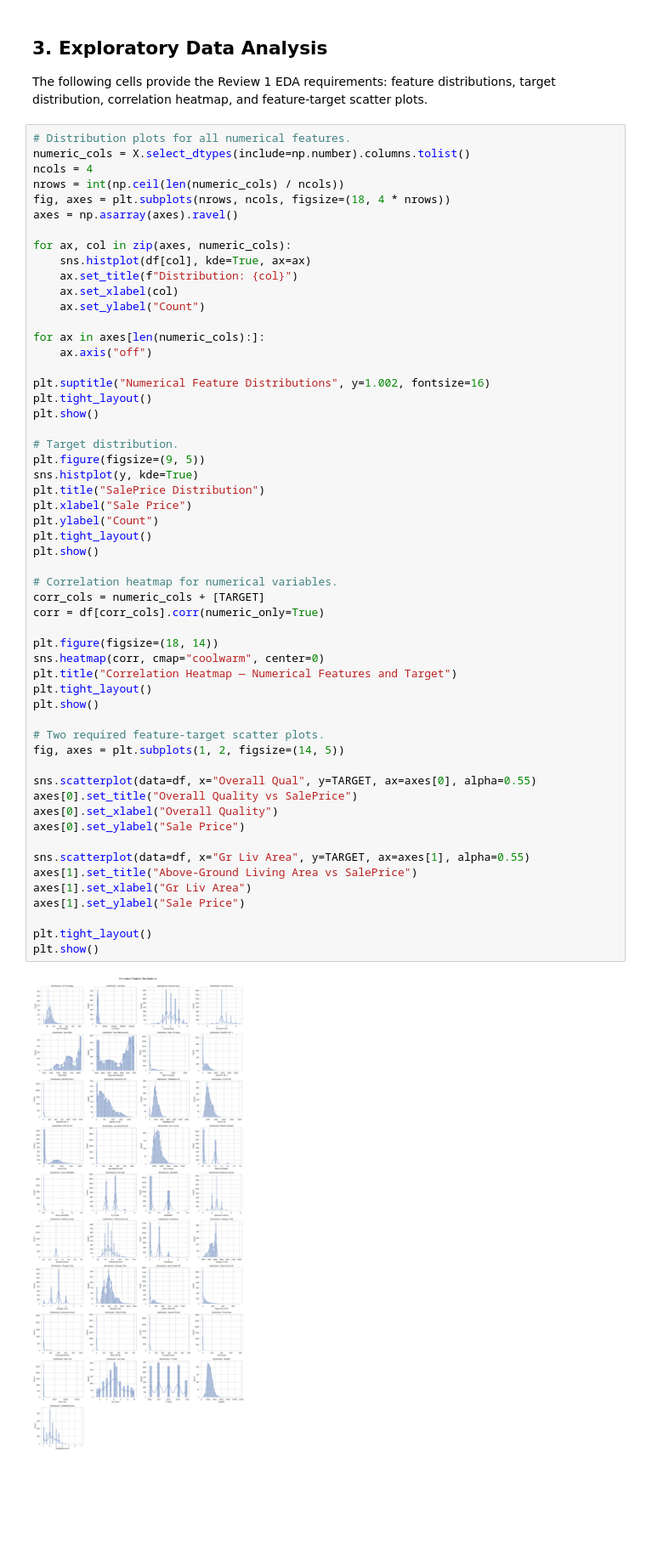
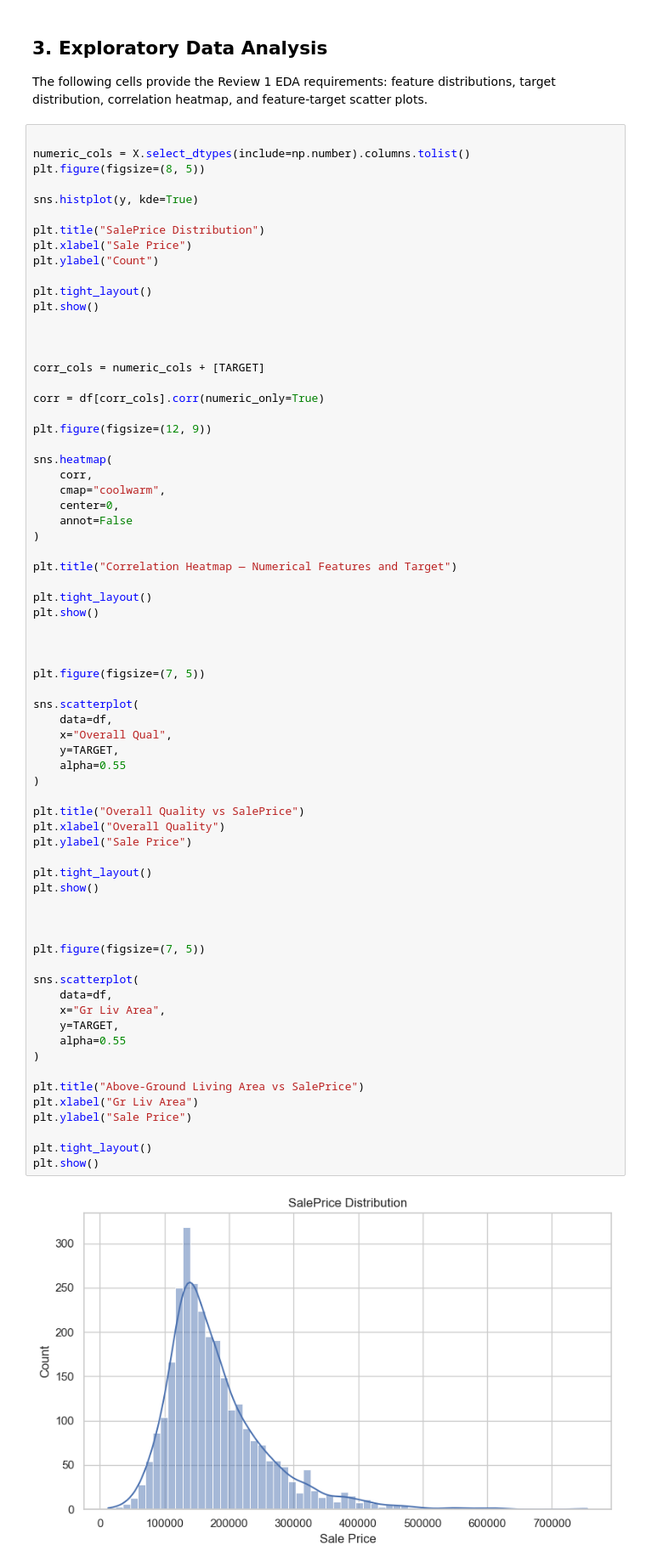
Before and after one commit to venky170507/ML_CAPSTONE, a Jupyter notebook: Review-1/notebooks/02_ridge_regression.ipynb, the cells around one changed output. Shown at 85% size. Cells and saved outputs as stored; diff of their text form; blank space fills up the shorter version.

```diff
--- a/Review-1/notebooks/02_ridge_regression.ipynb
+++ b/Review-1/notebooks/02_ridge_regression.ipynb
@@ -130,59 +128,73 @@ Numerical features: 37
 
 The following cells provide the Review 1 EDA requirements: feature distributions, target distribution, correlation heatmap, and feature-target scatter plots.
 # %%
-# Distribution plots for all numerical features.
+
 numeric_cols = X.select_dtypes(include=np.number).columns.tolist()
-ncols = 4
-nrows = int(np.ceil(len(numeric_cols) / ncols))
-fig, axes = plt.subplots(nrows, ncols, figsize=(18, 4 * nrows))
-axes = np.asarray(axes).ravel()
+plt.figure(figsize=(8, 5))
 
-for ax, col in zip(axes, numeric_cols):
-    sns.histplot(df[col], kde=True, ax=ax)
-    ax.set_title(f"Distribution: {col}")
-    ax.set_xlabel(col)
-    ax.set_ylabel("Count")
+sns.histplot(y, kde=True)
 
-for ax in axes[len(numeric_cols):]:
-    ax.axis("off")
+plt.title("SalePrice Distribution")
+plt.xlabel("Sale Price")
+plt.ylabel("Count")
 
-plt.suptitle("Numerical Feature Distributions", y=1.002, fontsize=16)
 plt.tight_layout()
 plt.show()
 
-# Target distribution.
-plt.figure(figsize=(9, 5))
-sns.histplot(y, kde=True)
-plt.title("SalePrice Distribution")
-plt.xlabel("Sale Price")
-plt.ylabel("Count")
+
+
+corr_cols = numeric_cols + [TARGET]
+
+corr = df[corr_cols].corr(numeric_only=True)
+
+plt.figure(figsize=(12, 9))
+
+sns.heatmap(
+    corr,
+    cmap="coolwarm",
+    center=0,
+    annot=False
+)
+
+plt.title("Correlation Heatmap — Numerical Features and Target")
+
 plt.tight_layout()
 plt.show()
 
-# Correlation heatmap for numerical variables.
-corr_cols = numeric_cols + [TARGET]
-corr = df[corr_cols].corr(numeric_only=True)
 
-plt.figure(figsize=(18, 14))
-sns.heatmap(corr, cmap="coolwarm", center=0)
-plt.title("Correlation Heatmap — Numerical Features and Target")
+
+plt.figure(figsize=(7, 5))
+
+sns.scatterplot(
+    data=df,
+    x="Overall Qual",
+    y=TARGET,
+    alpha=0.55
+)
+
+plt.title("Overall Quality vs SalePrice")
+plt.xlabel("Overall Quality")
+plt.ylabel("Sale Price")
+
 plt.tight_layout()
 plt.show()
 
-# Two required feature-target scatter plots.
-fig, axes = plt.subplots(1, 2, figsize=(14, 5))
 
-sns.scatterplot(data=df, x="Overall Qual", y=TARGET, ax=axes[0], alpha=0.55)
-axes[0].set_title("Overall Quality vs SalePrice")
-axes[0].set_xlabel("Overall Quality")
-axes[0].set_ylabel("Sale Price")
 
-sns.scatterplot(data=df, x="Gr Liv Area", y=TARGET, ax=axes[1], alpha=0.55)
-axes[1].set_title("Above-Ground Living Area vs SalePrice")
-axes[1].set_xlabel("Gr Liv Area")
-axes[1].set_ylabel("Sale Price")
+plt.figure(figsize=(7, 5))
+
+sns.scatterplot(
+    data=df,
+    x="Gr Liv Area",
+    y=TARGET,
+    alpha=0.55
+)
+
+plt.title("Above-Ground Living Area vs SalePrice")
+plt.xlabel("Gr Liv Area")
+plt.ylabel("Sale Price")
 
 plt.tight_layout()
 plt.show()
 # %% [output]
-[figure, old version]
+[figure, new version]
```
Also changed, not shown: parts of 6 cells of this notebook, 4 other files.
